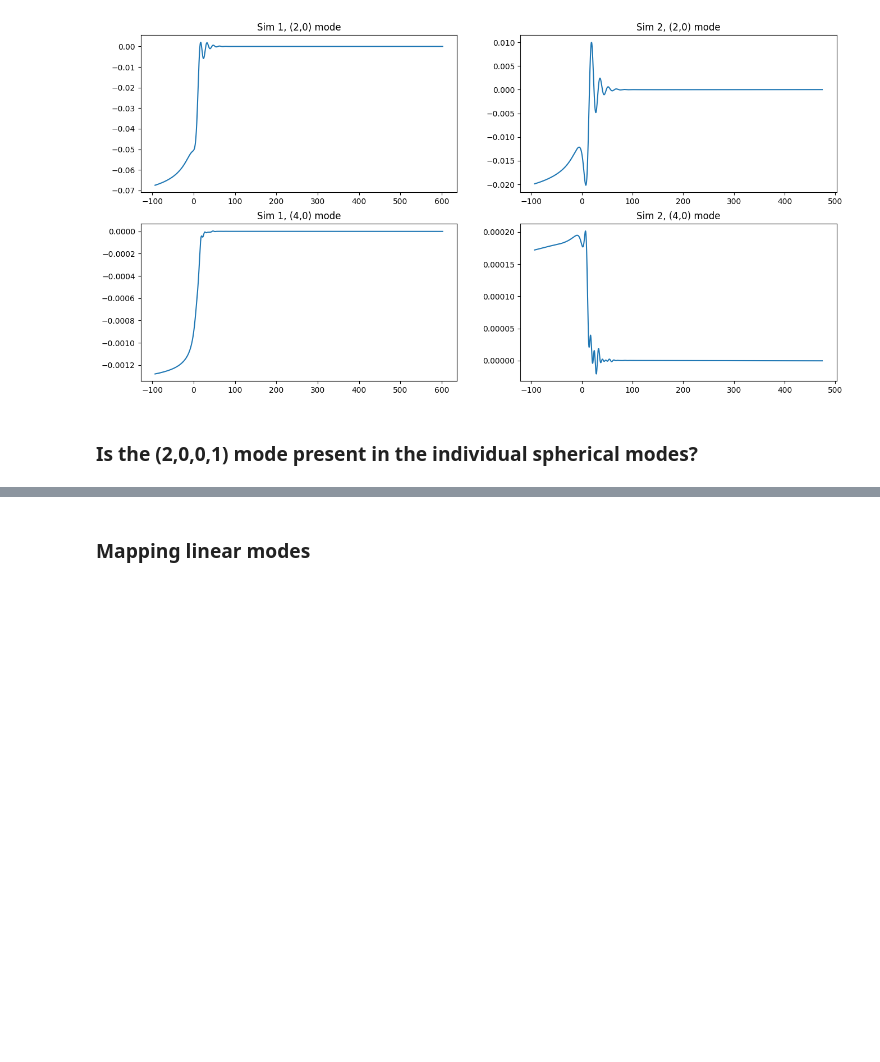
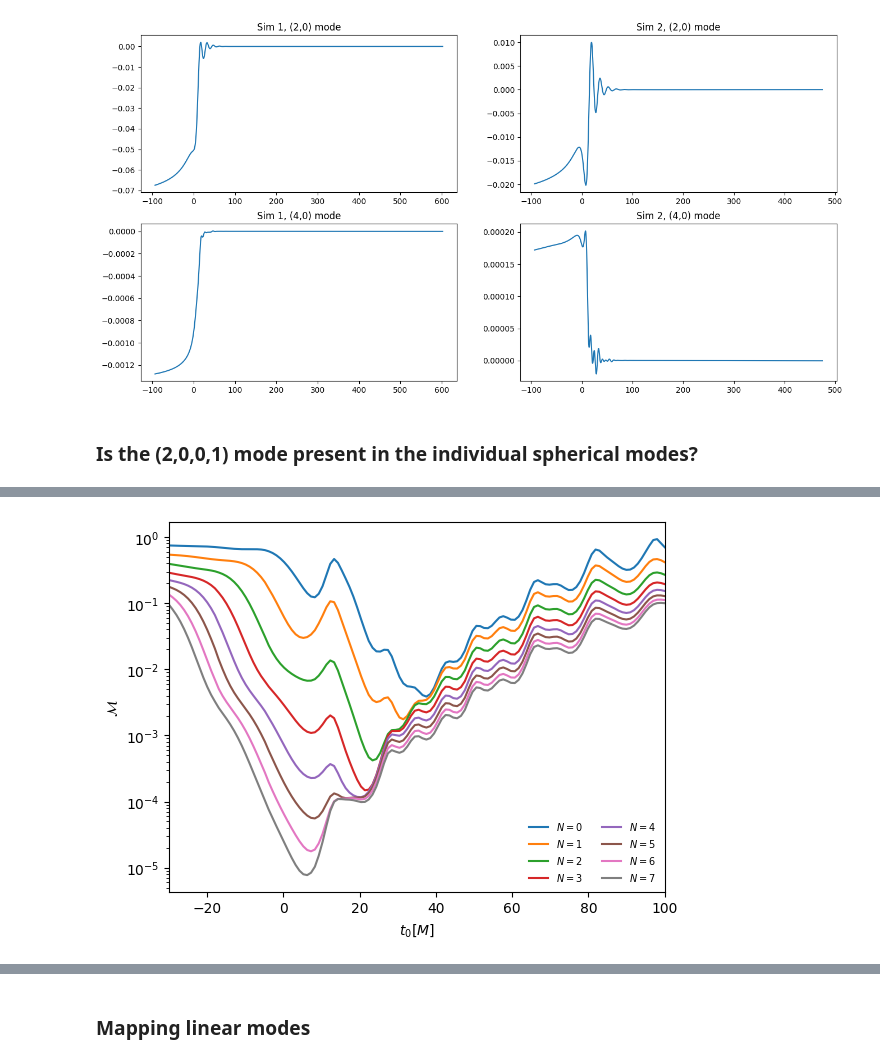
Before and after one commit to Richardvnd/quadratic_qnm, a Jupyter notebook: memory_modes.ipynb, the cells around one changed output, grey strips where cells are left out. Saved outputs shown, nothing was run; the diff lists cells and outputs as text; code cells hidden in the pictures; blank space fills up the shorter version.

```diff
--- a/memory_modes.ipynb
+++ b/memory_modes.ipynb
@@ -85,0 +72,37 @@ ax[1].legend()
+# %%
+mode_list = [
+    [(2,0,n,p) for p in [-1,1] for n in range(N)] for N in range(1,7+2)
+]
+
+spherical_modes = [(2,0)]
+
+# The start times to use
+t0_array = np.linspace(-30, 100, 130)
+
+# Create figure
+fig, ax = plt.subplots(dpi=100)
+
+for modes in mode_list:
+
+    # Create mismatch list
+    mm_list = qnmfits.mismatch_t0_array(
+        sim.times,
+        sim.h,
+        modes,
+        Mf=sim.Mf,
+        chif=sim.chif_mag,
+        t0_array=t0_array,
+        spherical_modes=spherical_modes
+    )
+
+    # Add to figure
+    ax.semilogy(t0_array, mm_list, label=f'$N = {modes[-1][-2]}$')
+
+# Plot limits and labels
+ax.set_xlim(t0_array[0], t0_array[-1])
+ax.set_xlabel('$t_0 [M]$')
+ax.set_ylabel('$\mathcal{M}$')
+
+_ = ax.legend(ncol=2, frameon=False, fontsize=7)
+# %% [output]
+[figure, added]
```
Also changed, not shown: parts of 13 cells of this notebook, 16 other files.
